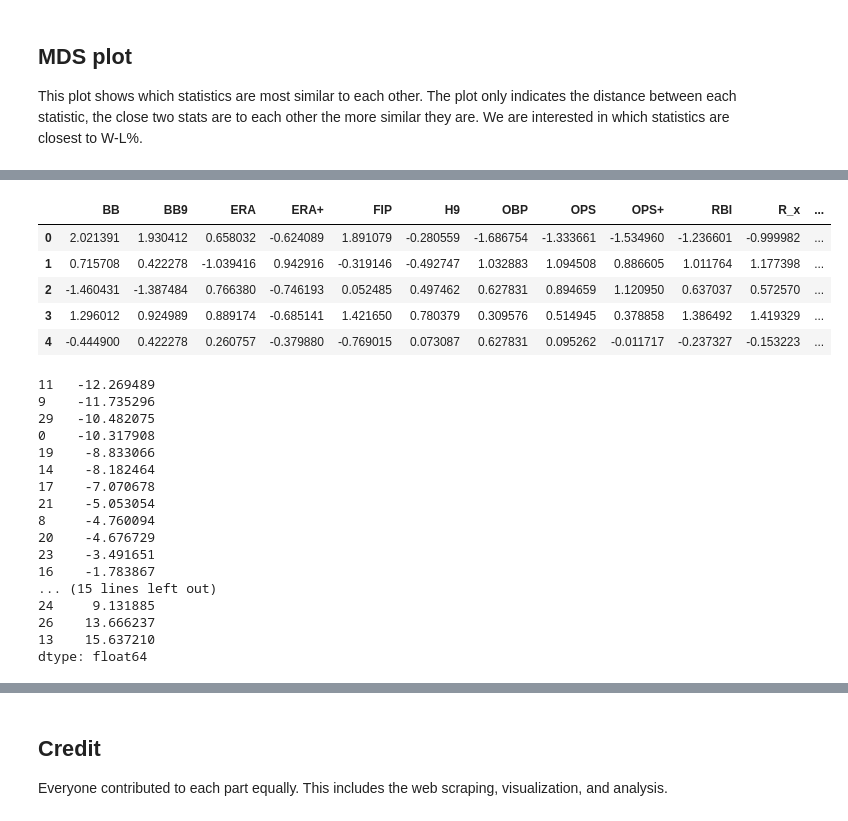
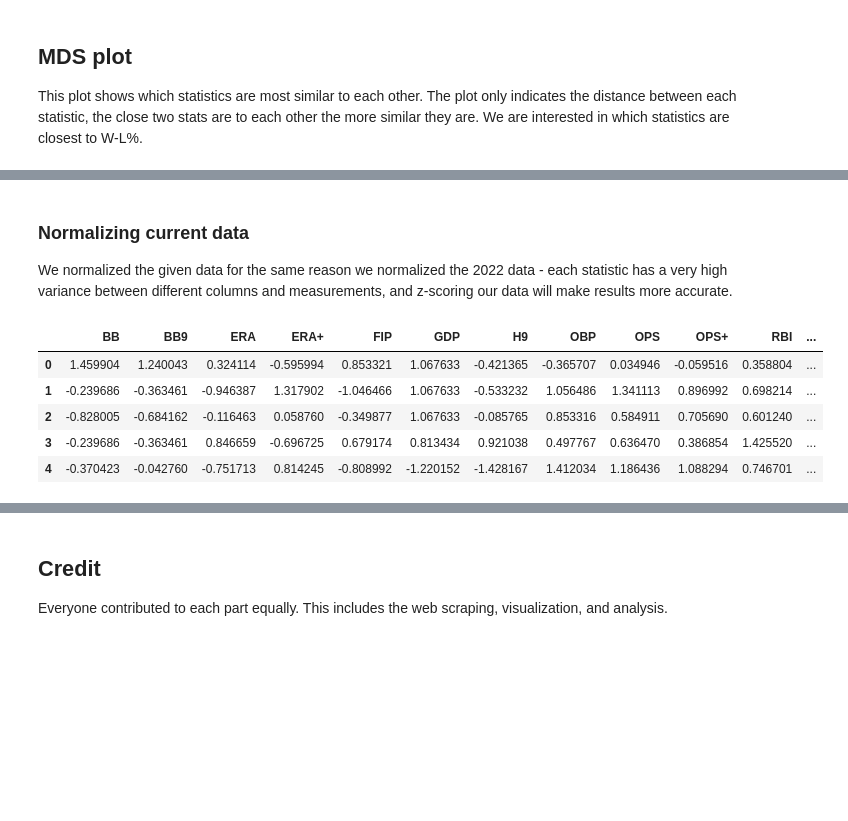
Before and after one commit to marcosfassiob/cmda3654_project, a Jupyter notebook: Project3.ipynb, the cells around one changed output, grey strips where cells are left out. Cells and saved outputs as stored; diff of their text form; code cells hidden in the pictures; blank space fills up the shorter version.

```diff
--- a/Project3.ipynb
+++ b/Project3.ipynb
@@ -350,0 +307,9 @@ Using this normalized data, we can see how teams compare to the league average i
+# %%
+batting_data_2023 = pd.read_csv("data/batting_2023.csv")
+pitching_data_2023 = pd.read_csv("data/pitching_2023.csv")
+baseball_data_2023 = pd.merge(batting_data_2023, pitching_data_2023, on=["Tm"])
+
+team_initials = ["ARI", "ATL", "BAL", "BOS", "CHC", "CWS", "CIN", "CLE", "COL", "DET", "HOU", "KC", "LAA", "LAD", "MIA",
+                 "MIL", "MIN", "NYM", "NYY", "OAK", "PHI", "PIT", "SD", "SEA", "SF" , "STL", "TB", "TEX", "TOR", "WSH"]
+baseball_data_2023.insert(1, "Initials", team_initials)
+baseball_data_2023.head()
@@ -351,34 +323,16 @@ Using this normalized data, we can see how teams compare to the league average i
+# %% [markdown]
+### Normalizing current data
+
+We normalized the given data for the same reason we normalized the 2022 data - each statistic has a very high variance between different columns and measurements, and z-scoring our data will make results more accurate.
 # %%
 norm = (baseball_data_2023 - baseball_data_2023.mean())/baseball_data_2023.std()
-norm = norm.drop('Tm', axis=1)
+norm = norm.drop(['Tm', 'Initials'], axis=1)
 
 norm.head()
 # %% [output]
-|  | BB | BB9 | ERA | ERA+ | FIP | H9 | OBP | OPS | OPS+ | RBI | R_x | ... |
-| 0 | 2.021391 | 1.930412 | 0.658032 | -0.624089 | 1.891079 | -0.280559 | -1.686754 | -1.333661 | -1.534960 | -1.236601 | -0.999982 | ... |
-| 1 | 0.715708 | 0.422278 | -1.039416 | 0.942916 | -0.319146 | -0.492747 | 1.032883 | 1.094508 | 0.886605 | 1.011764 | 1.177398 | ... |
-| 2 | -1.460431 | -1.387484 | 0.766380 | -0.746193 | 0.052485 | 0.497462 | 0.627831 | 0.894659 | 1.120950 | 0.637037 | 0.572570 | ... |
-| 3 | 1.296012 | 0.924989 | 0.889174 | -0.685141 | 1.421650 | 0.780379 | 0.309576 | 0.514945 | 0.378858 | 1.386492 | 1.419329 | ... |
-| 4 | -0.444900 | 0.422278 | 0.260757 | -0.379880 | -0.769015 | 0.073087 | 0.627831 | 0.095262 | -0.011717 | -0.237327 | -0.153223 | ... |
+|  | BB | BB9 | ERA | ERA+ | FIP | GDP | H9 | OBP | OPS | OPS+ | RBI | ... |
+| 0 | 1.459904 | 1.240043 | 0.324114 | -0.595994 | 0.853321 | 1.067633 | -0.421365 | -0.365707 | 0.034946 | -0.059516 | 0.358804 | ... |
+| 1 | -0.239686 | -0.363461 | -0.946387 | 1.317902 | -1.046466 | 1.067633 | -0.533232 | 1.056486 | 1.341113 | 0.896992 | 0.698214 | ... |
+| 2 | -0.828005 | -0.684162 | -0.116463 | 0.058760 | -0.349877 | 1.067633 | -0.085765 | 0.853316 | 0.584911 | 0.705690 | 0.601240 | ... |
+| 3 | -0.239686 | -0.363461 | 0.846659 | -0.696725 | 0.679174 | 0.813434 | 0.921038 | 0.497767 | 0.636470 | 0.386854 | 1.425520 | ... |
+| 4 | -0.370423 | -0.042760 | -0.751713 | 0.814245 | -0.808992 | -1.220152 | -1.428167 | 1.412034 | 1.186436 | 1.088294 | 0.746701 | ... |
-# %%
-#include: ERA+, OBP, OPS, OPS+, RBI, R_x, SLG, SO/W, TB,
-battingnorm = norm.loc[:, ['ERA+', 'OBP', 'OPS', 'OPS+', 'RBI', 'R_x', 'SLG', 'SO/W', 'TB']]
-battingnorm.sum(axis=1).sort_values()
-# %% [output]
-11   -12.269489
-9    -11.735296
-29   -10.482075
-0    -10.317908
-19    -8.833066
-14    -8.182464
-17    -7.070678
-21    -5.053054
-8     -4.760094
-20    -4.676729
-23    -3.491651
-16    -1.783867
-... (15 lines left out)
-24     9.131885
-26    13.666237
-13    15.637210
-dtype: float64
```
Also changed, not shown: parts of 27 cells of this notebook, 2 other files.
